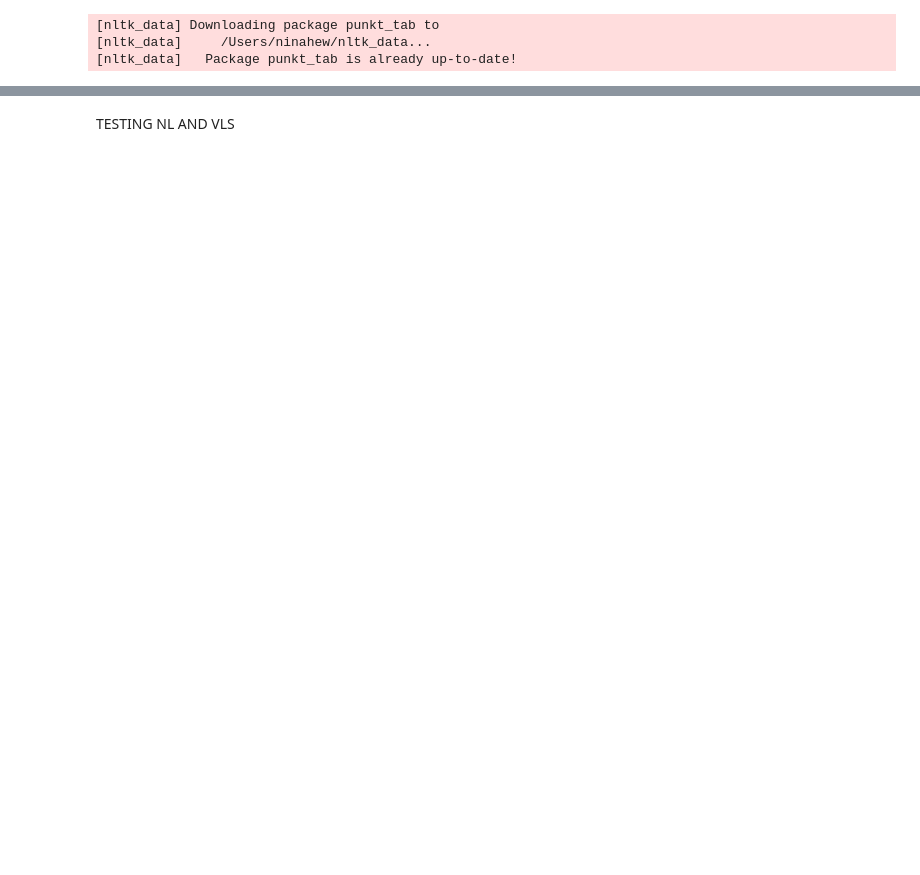
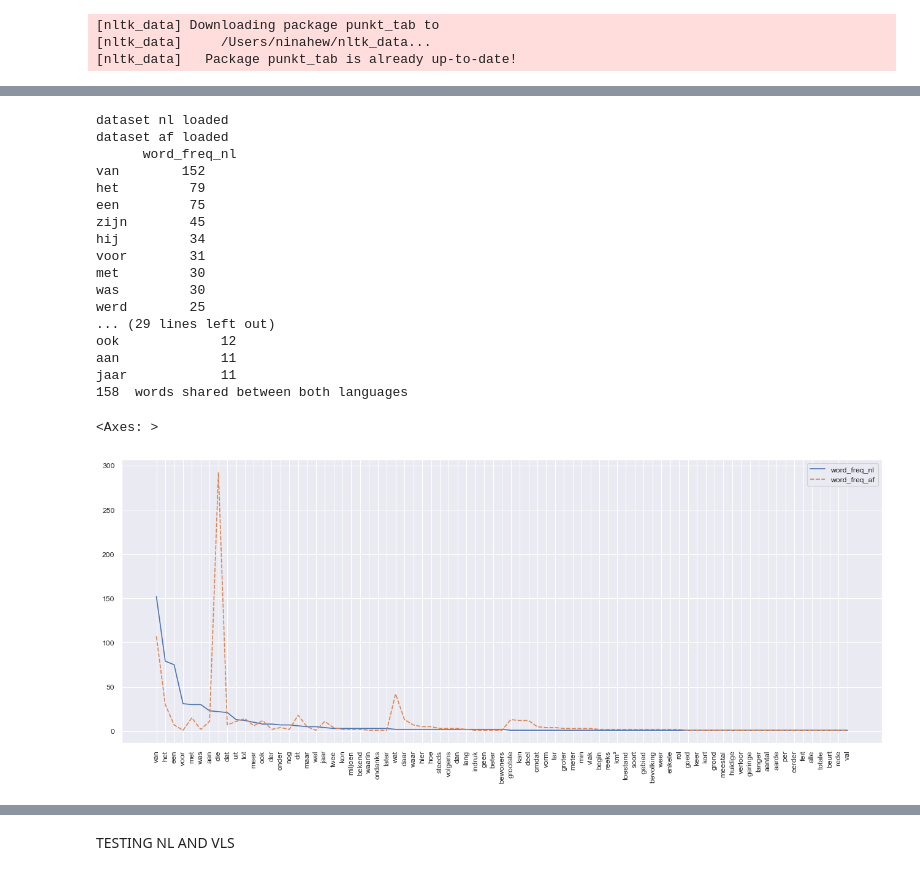
Before and after one commit to ninahew/mscfinalproject, a Jupyter notebook: Shared Word Analysis with Expanded Scope.ipynb, the cells around one changed output, grey strips where cells are left out. Drawn from its saved outputs; the diff is of its cells as text; code cells hidden in the pictures; blank space fills up the shorter version.

Commit message:
Code cleanup, additional plots, printing additional tables for report inclusion

```diff
--- a/Shared Word Analysis with Expanded Scope.ipynb
+++ b/Shared Word Analysis with Expanded Scope.ipynb
@@ -86,3 +98,26 @@ dataset nl loaded
+# %%
+# Shared words across 1 wikipedia article each, other way around
+shared_word_analysis(1,'nl','af')
+# %% [output]
+dataset nl loaded
+dataset af loaded
+      word_freq_nl
+van        152
+het         79
+een         75
+zijn        45
+hij         34
+voor        31
+met         30
+was         30
+werd        25
+... (29 lines left out)
+ook             12
+aan             11
+jaar            11
+158  words shared between both languages
+<Axes: >
+[figure, added]
 # %%
 # Shared words across 100 Wikipedia articles
 
```
Also changed, not shown: parts of 13 cells of this notebook.
